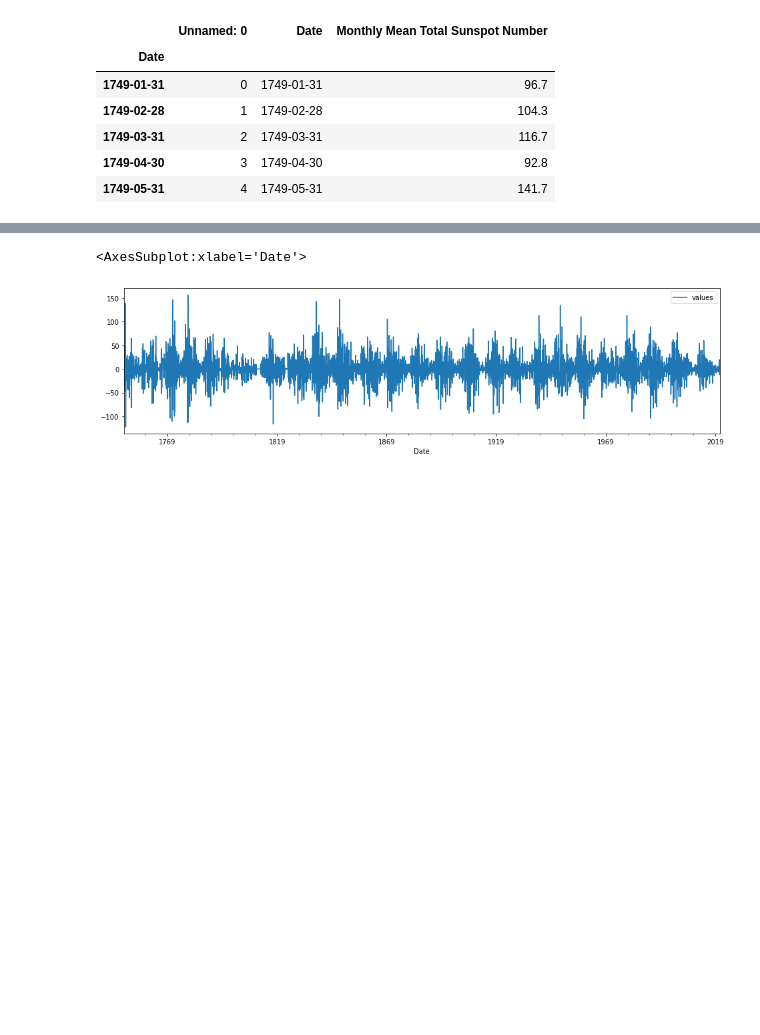
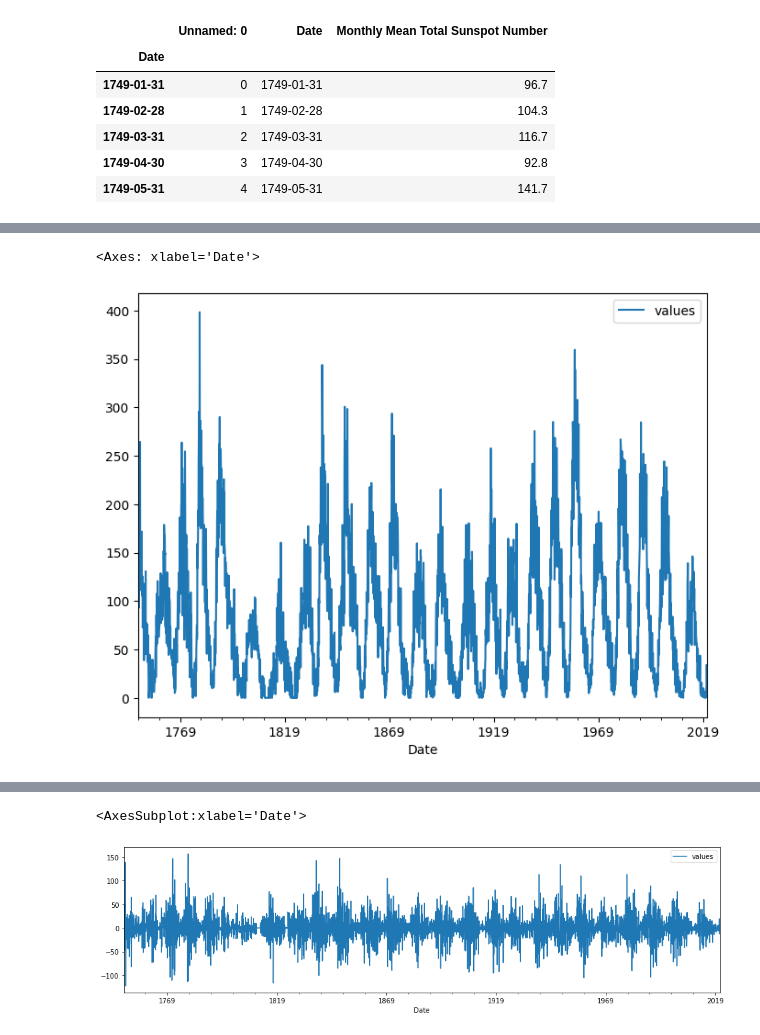
Before and after one commit to Subroy1/MSAI_AllPracticeModules, a Jupyter notebook: Module 10/week10_video3_autocorrelations_filled.ipynb, the cells around one changed output, grey strips where cells are left out. Drawn from its saved outputs; the diff is of its cells as text; code cells hidden in the pictures; blank space fills up the shorter version.

```diff
--- a/Module 10/week10_video3_autocorrelations_filled.ipynb
+++ b/Module 10/week10_video3_autocorrelations_filled.ipynb
@@ -128 +162,8 @@ sunspots.plot(figsize=(16,4))
+# %%
+sunspots.plot(figsize=(8,6))
+# this sunspot data is probably not stationary because stationary data does not have such oscillations .
+#this data shows that number of spots decreases to 0 every decade or so ~ 11 solar years.
+# %% [output]
+<Axes: xlabel='Date'>
+[figure, added]
 # %%
```
Also changed, not shown: parts of 18 cells of this notebook.
